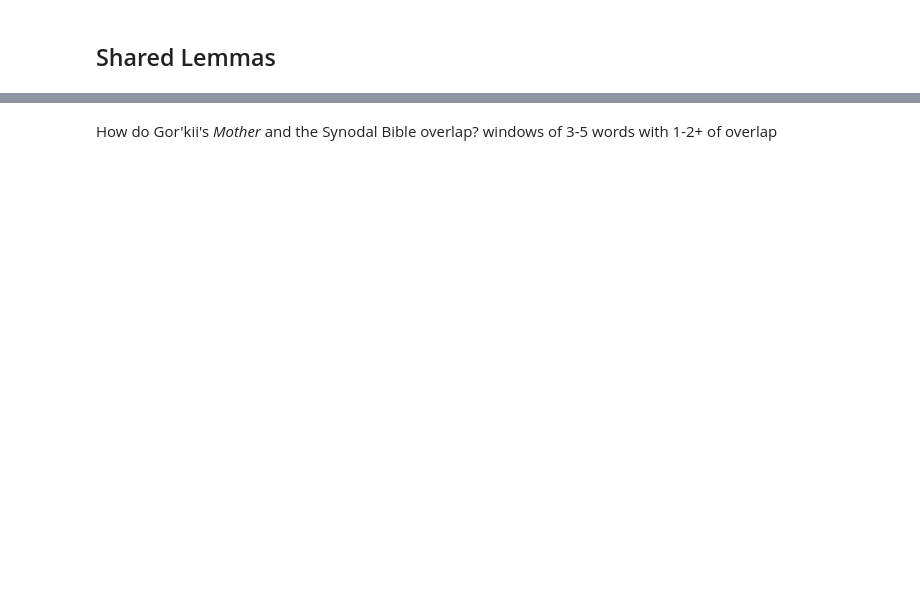
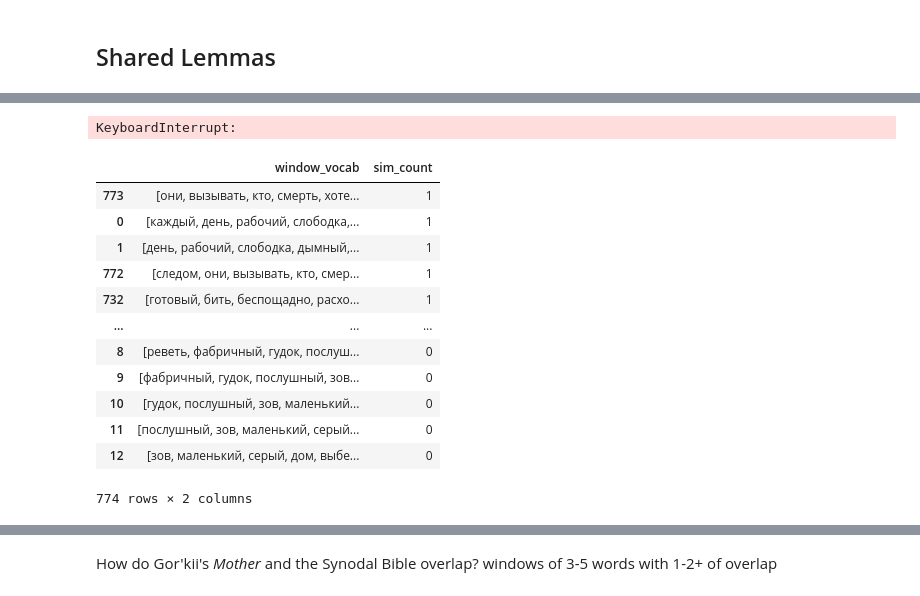
Before and after one commit to kollektivminds/russian-literary-bible, a Jupyter notebook: codebase/MotherBible.ipynb, the cells around one changed output, grey strips where cells are left out. Drawn from its saved outputs; the diff is of its cells as text; code cells hidden in the pictures; blank space fills up the shorter version.

```diff
--- a/codebase/MotherBible.ipynb
+++ b/codebase/MotherBible.ipynb
@@ -93,21 +176,25 @@ def get_sim_count(child_window_array, parent_window_array, order_matters=False):
     work_sim_count = 0
     sim_count_tuples = []
     for child_window in child_window_array:
-        #print(child_window)
+        #print(f"child window: {child_window}")
         child_window_sim_total_count = 0
         for parent_window in parent_window_array:
-            #print(parent_window)
+            #print(f"parent window: {parent_window}")
             child_window_sim_sub_count = 0
             for i in range(len(child_window)):
-                #print(child_window[i])
                 if order_matters:
                     if child_window[i] == parent_window[i]:
                         child_window_sim_total_count=+1
+                        work_sim_count=+1
                 else:
                     if child_window[i] in parent_window:
+                        #print(f"{child_window[i]} is in parent!")
                         child_window_sim_total_count=+1
-        print(f"{child_window}: {child_window_sim_total_count}")
-        sim_count_tuples.append((child_window, window_sim_count))
+                        work_sim_count=+1
+                    #else:
+                        #print(f"{child_window[i]} is not in parent!")
+        #print(f"{child_window}: {child_window_sim_total_count}")
+        sim_count_tuples.append((child_window, child_window_sim_total_count))
     return sim_count_tuples
 
 def dna_test_windows(child_lemmas, parent_lemmas, window_size):
@@ -119,4 +206,22 @@ def dna_test_windows(child_lemmas, parent_lemmas, window_size):
     return sim_list
 # %%
 %%time
-dna_test_windows(child_lemmas=motherTokenDf.lemma.loc[motherTokenDf.stopword == False], parent_lemmas=bibleTokenDf.lemma.loc[bibleTokenDf.stopword == False], window_size=10)
+sim_tuples = dna_test_windows(child_lemmas=motherTokenDf.lemma.loc[motherTokenDf.stopword == False], parent_lemmas=bibleTokenDf.lemma.loc[bibleTokenDf.stopword == False], window_size=10)
+# %% [output]
+KeyboardInterrupt:
+# %%
+pd.DataFrame(sim_tuples, columns=['window_vocab', 'sim_count']).sort_values(by='sim_count', axis=0, ascending=False)
+# %% [output]
+|  | window_vocab | sim_count |
+| 773 | [они, вызывать, кто, смерть, хоте... | 1 |
+| 0 | [каждый, день, рабочий, слободка,... | 1 |
+| 1 | [день, рабочий, слободка, дымный,... | 1 |
+| 772 | [следом, они, вызывать, кто, смер... | 1 |
+| 732 | [готовый, бить, беспощадно, расхо... | 1 |
+| ... | ... | ... |
+| 8 | [реветь, фабричный, гудок, послуш... | 0 |
+| 9 | [фабричный, гудок, послушный, зов... | 0 |
+| 10 | [гудок, послушный, зов, маленький... | 0 |
+| 11 | [послушный, зов, маленький, серый... | 0 |
+| 12 | [зов, маленький, серый, дом, выбе... | 0 |
+774 rows × 2 columns
```
Also changed, not shown: parts of 9 cells of this notebook, 2 other files.
